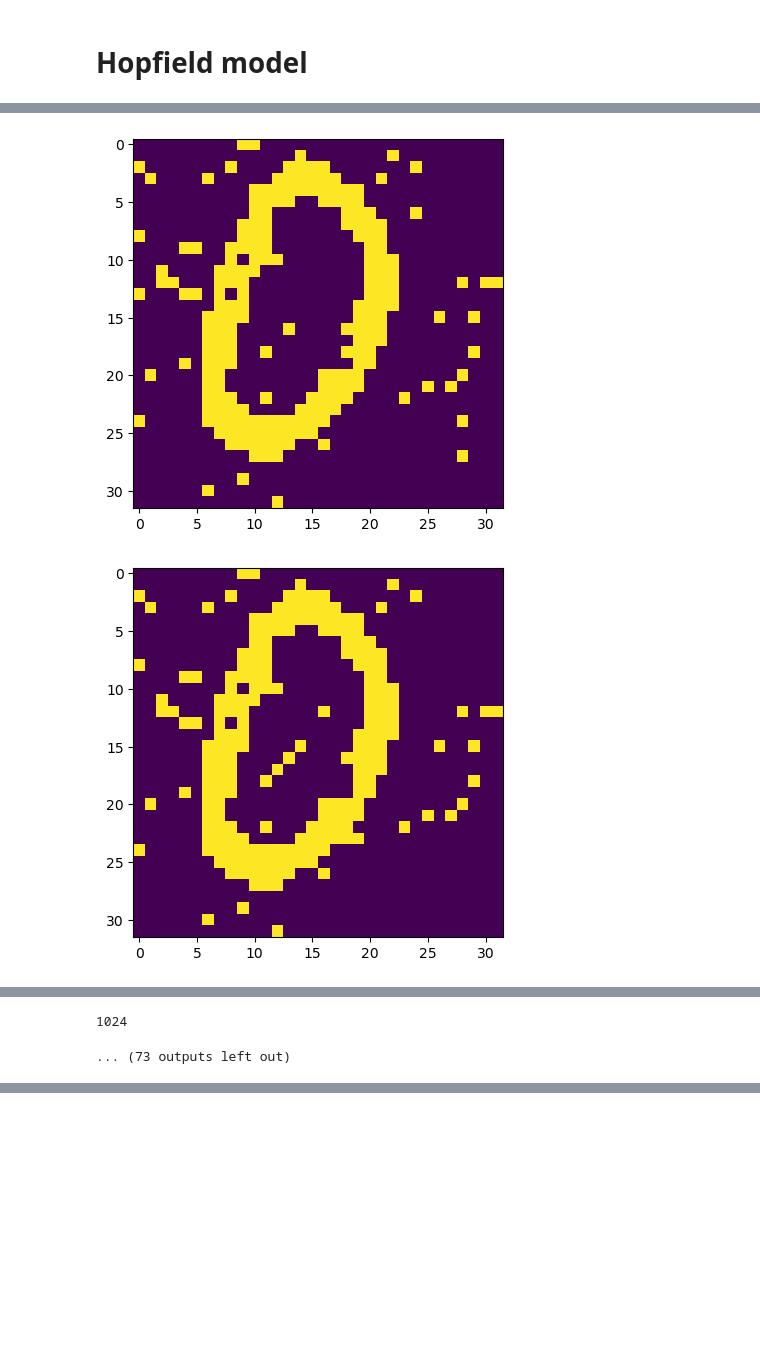
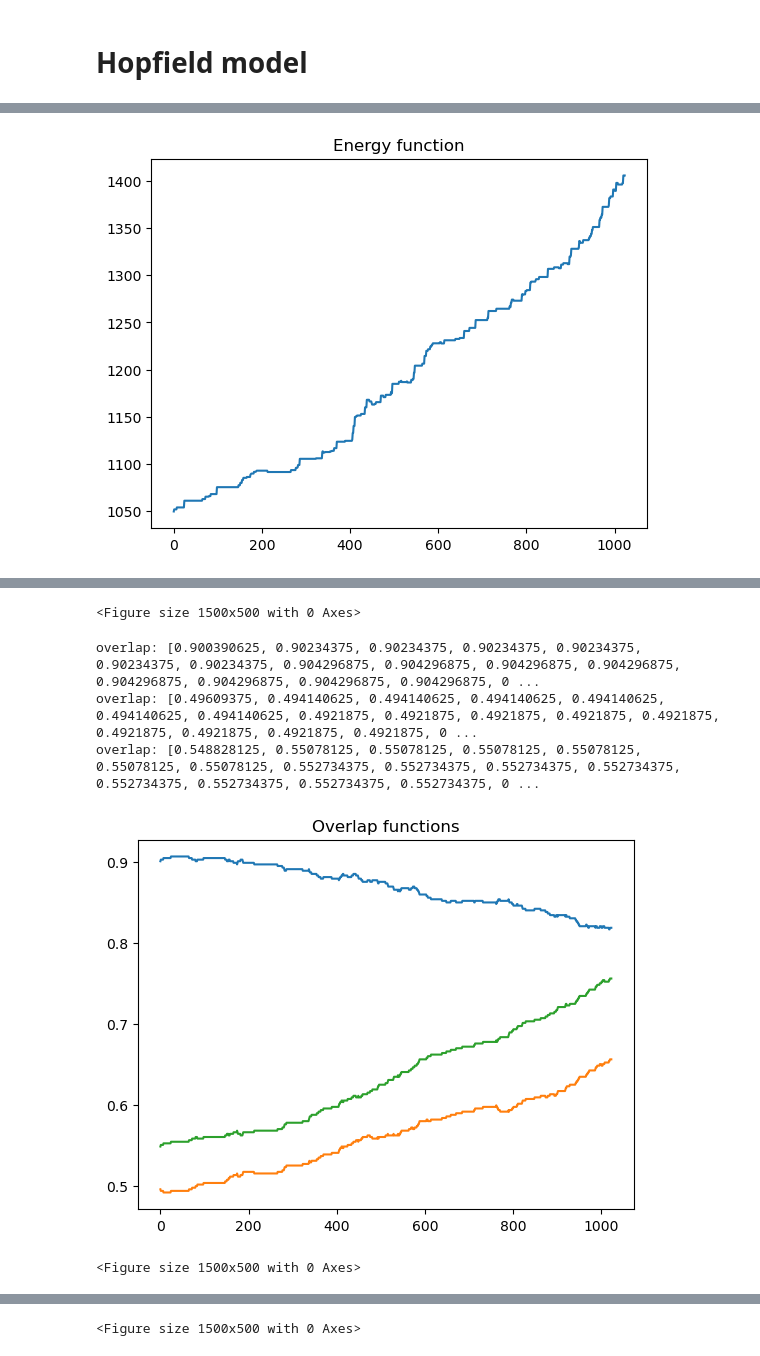
Before and after one commit to giacomo-cgn/cns-assignments, a Jupyter notebook: LAB2_2/lab2_2.ipynb, the cells around one changed output, grey strips where cells are left out. Cells and saved outputs as stored; diff of their text form; code cells hidden in the pictures; blank space fills up the shorter version.

Commit message:
added overlap in lab2_2

```diff
--- a/LAB2_2/lab2_2.ipynb
+++ b/LAB2_2/lab2_2.ipynb
@@ -122,24 +127,32 @@ def energy_function(x, w, bias):
     energy = np.dot(np.dot(np.transpose(x), w), x) + np.dot(np.transpose(x), bias)
     return energy.item()
 # %%
-def retrieve_sample(flat_x, w, bias, num_epochs, num_neurons):
+def retrieve_sample(flat_x, w, bias, num_epochs, num_neurons, overlap_funcs, print_state=False):
     rec_x = flat_x.copy()
     energy_list = []
+    overlap_list = []
+    for f in overlap_funcs:
+        overlap_list.append([])
 
     for epoch in range(num_epochs):
         neurons_order = np.random.permutation(range(num_neurons))
 
         for i, index in enumerate(neurons_order):
+            # Calculate state
             rec_x[index, :] = np.sign(np.dot(w[index,:], rec_x) + bias[index])
+            # Calculate energy
             energy_list.append(energy_function(rec_x, w, bias))
-            if i%100 == 0:
+            # Calculate overlaps
+            for j, f in enumerate(overlap_funcs):
+                overlap_list[j].append(f(rec_x))
+
+            if print_state and i % 100 == 0:
                 plt.imshow(unflatten_img(rec_x))
-                #plt.title('epoch: ' + str(epoch))
                 plt.show()
 
-    return energy_list
+    return energy_list, overlap_list
 # %%
-def retrieval_phase(X, w, bias_set, num_epochs):
+def retrieval_phase(X, w, bias_set, num_epochs, overlap_funcs):
      # Flatten inputs
     flat_X = []
     for x in X:
@@ -150,15 +163,21 @@ def retrieval_phase(X, w, bias_set, num_epochs):
     for flat_x in flat_X:
         for i in range(bias_set.shape[1]):
             bias = bias_set[:, i]
-            energy_list = retrieve_sample(flat_x, w, bias, num_epochs, num_neurons)
-            print(np.size(energy_list))
+            energy_list, overlap_list = retrieve_sample(flat_x, w, bias, num_epochs, num_neurons, overlap_funcs)
 
             plt.plot(energy_list)
             plt.title('Energy function')
             plt.figure(figsize=(15,5))
             plt.show()
+
+            for overlap in overlap_list:
+                plt.plot(overlap)
+
+            plt.title('Overlap functions')
+            plt.figure(figsize=(15,5))
+            plt.show()
 # %%
-retrieval_phase(X=distorted_imgs, w=initial_w, bias_set=bias_set, num_epochs=1)
+overlap_funcs = create_overlap_fuctions(np_imgs)
+retrieval_phase(X=distorted_imgs, w=initial_w, bias_set=bias_set, num_epochs=1, overlap_funcs=overlap_funcs)
 # %% [output]
-[figure, old version]
+[figure, new version]
-[figure, old version]
@@ -174,2 +184,6 @@ retrieval_phase(X=distorted_imgs, w=initial_w, bias_set=bias_set, num_epochs=1)
-1024
+<Figure size 1500x500 with 0 Axes>
-... (73 outputs left out)
+overlap: [0.900390625, 0.90234375, 0.90234375, 0.90234375, 0.90234375, 0.90234375, 0.90234375, 0.904296875, 0.904296875, 0.904296875, 0.904296875, 0.904296875, 0.904296875, 0.904296875, 0.904296875, 0 ...
+overlap: [0.49609375, 0.494140625, 0.494140625, 0.494140625, 0.494140625, 0.494140625, 0.494140625, 0.4921875, 0.4921875, 0.4921875, 0.4921875, 0.4921875, 0.4921875, 0.4921875, 0.4921875, 0.4921875, 0 ...
+overlap: [0.548828125, 0.55078125, 0.55078125, 0.55078125, 0.55078125, 0.55078125, 0.55078125, 0.552734375, 0.552734375, 0.552734375, 0.552734375, 0.552734375, 0.552734375, 0.552734375, 0.552734375, 0 ...
+[figure, new version]
+<Figure size 1500x500 with 0 Axes>
@@ -175,0 +191 @@ retrieval_phase(X=distorted_imgs, w=initial_w, bias_set=bias_set, num_epochs=1)
+<Figure size 1500x500 with 0 Axes>
```
Also changed, not shown: parts of 6 cells of this notebook, 10 other files.
